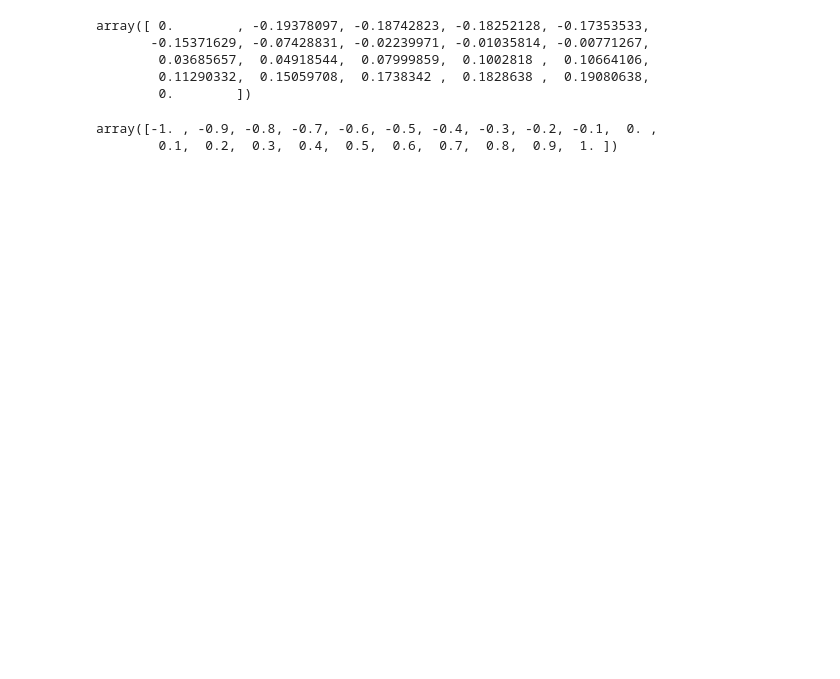
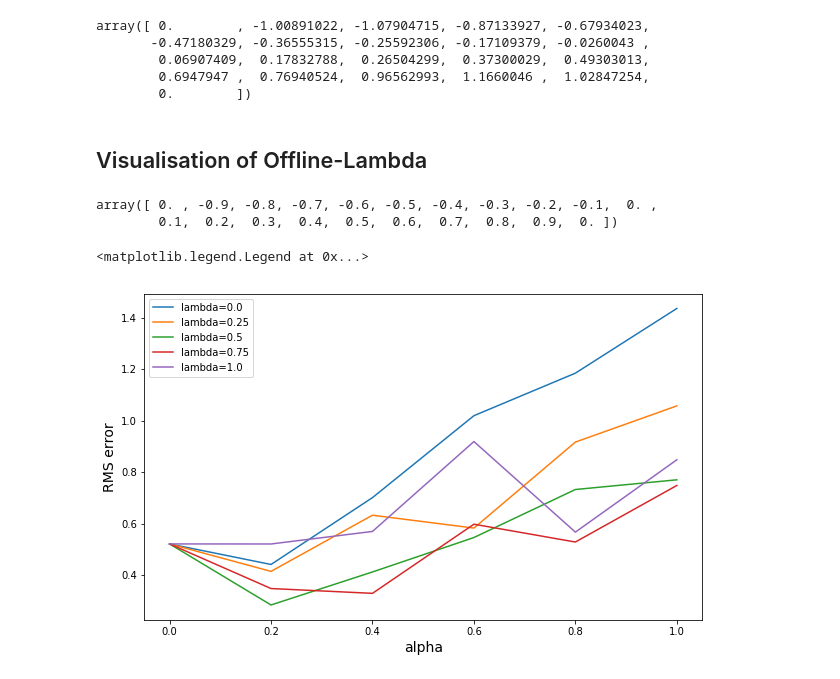
Before and after one commit to MJeremy2017/reinforcement-learning-implementation, a Jupyter notebook: RandomWalk(Lambda)/TD(Lambda).ipynb, the cells around one changed output. Saved outputs shown, nothing was run; the diff lists cells and outputs as text; code cells hidden in the pictures; blank space fills up the shorter version.

```diff
--- a/RandomWalk(Lambda)/TD(Lambda).ipynb
+++ b/RandomWalk(Lambda)/TD(Lambda).ipynb
@@ -60,10 +60,10 @@ class RandomWalk:
         self.state = new_state
         return self.state
 
-    def giveReward(self):
-        if self.state == END_0:
+    def giveReward(self, state):
+        if state == END_0:
             return -1
-        if self.state == END_1:
+        if state == END_1:
             return 1
         # other states
         return 0
@@ -88,7 +88,7 @@ class RandomWalk:
             self.states = [self.state]
             while not self.end:
                 state = self.takeAction(action)  # next state
-                self.reward = self.giveReward()  # next state-reward
+                self.reward = self.giveReward(state)  # next state-reward
 
                 self.states.append(state)
 
@@ -105,29 +105,58 @@ class RandomWalk:
                 for n in range(1, T-t):
                     # compute G_t:t+n
                     gttn = self.gt2tn(valueFunc, t, t+n)
-                    gtlambda += np.power(self.lmbda, n-1)*gttn
+                    lambda_power = np.power(self.lmbda, n-1)
+                    gtlambda += lambda_power*gttn
+                    if lambda_power < self.rate_truncate:
+                        break
 
-                if np.power(self.lmbda, T-t-1) >= self.rate_truncate:
-                    gtlambda += np.power(self.lmbda, T-t-1)*self.reward
-                gtlambda *= 1-self.lmbda
+                gtlambda *= 1 - self.lmbda
+                if lambda_power >= self.rate_truncate:
+                    gtlambda += lambda_power*self.reward
+
                 delta = gtlambda - valueFunc.value(state)
                 valueFunc.learn(state, delta)
 # %%
-valueFunc = ValueFunction(alpha=0.4)
-rw = RandomWalk(debug=False, lmbda=0.8)
+valueFunc = ValueFunction(alpha=0.1)
+rw = RandomWalk(debug=False, lmbda=0.4)
 
 rw.play(valueFunc, rounds=50)
 # %%
 valueFunc.weights
 # %% [output]
-array([ 0.        , -0.19378097, -0.18742823, -0.18252128, -0.17353533,
-       -0.15371629, -0.07428831, -0.02239971, -0.01035814, -0.00771267,
-        0.03685657,  0.04918544,  0.07999859,  0.1002818 ,  0.10664106,
-        0.11290332,  0.15059708,  0.1738342 ,  0.1828638 ,  0.19080638,
+array([ 0.        , -1.00891022, -1.07904715, -0.87133927, -0.67934023,
+       -0.47180329, -0.36555315, -0.25592306, -0.17109379, -0.0260043 ,
+        0.06907409,  0.17832788,  0.26504299,  0.37300029,  0.49303013,
+        0.6947947 ,  0.76940524,  0.96562993,  1.1660046 ,  1.02847254,
         0.        ])
+# %% [markdown]
+## Visualisation of Offline-Lambda
 # %%
 actual_state_values = np.arange(-20, 22, 2) / 20.0
+actual_state_values[0] = actual_state_values[-1] = 0
 actual_state_values
 # %% [output]
-array([-1. , -0.9, -0.8, -0.7, -0.6, -0.5, -0.4, -0.3, -0.2, -0.1,  0. ,
-        0.1,  0.2,  0.3,  0.4,  0.5,  0.6,  0.7,  0.8,  0.9,  1. ])
+array([ 0. , -0.9, -0.8, -0.7, -0.6, -0.5, -0.4, -0.3, -0.2, -0.1,  0. ,
+        0.1,  0.2,  0.3,  0.4,  0.5,  0.6,  0.7,  0.8,  0.9,  0. ])
+# %%
+alphas = np.linspace(0, 1, 6)
+lambdas = np.linspace(0, 1, 5)
+rounds = 50
+
+plt.figure(figsize=[10, 6])
+for lamb in lambdas:
+    alpha_erros = []
+    for alpha in alphas:
+        valueFunc = ValueFunction(alpha=alpha)
+        rw = RandomWalk(debug=False, lmbda=lamb)
+        rw.play(valueFunc, rounds=rounds)
+        rmse = np.sqrt(np.mean(np.power(valueFunc.weights - actual_state_values, 2)))
+        alpha_erros.append(rmse)
+    plt.plot(alphas, alpha_erros, label="lambda={}".format(lamb))
+
+plt.xlabel("alpha", size=14)
+plt.ylabel("RMS error", size=14)
+plt.legend()
+# %% [output]
+<matplotlib.legend.Legend at 0x...>
+[figure, added]
```
